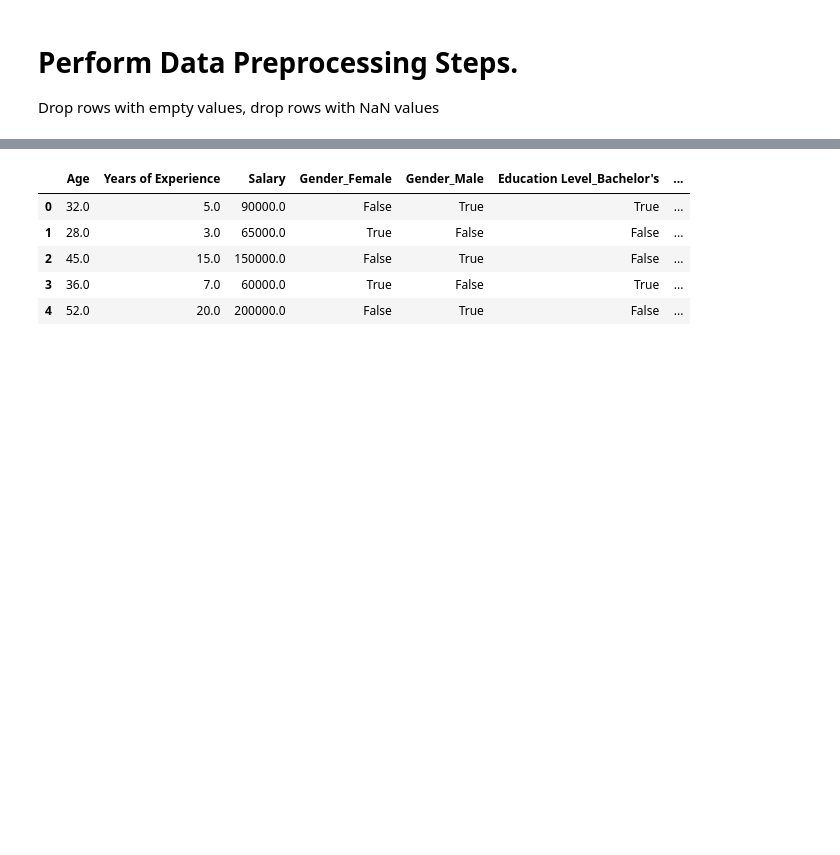
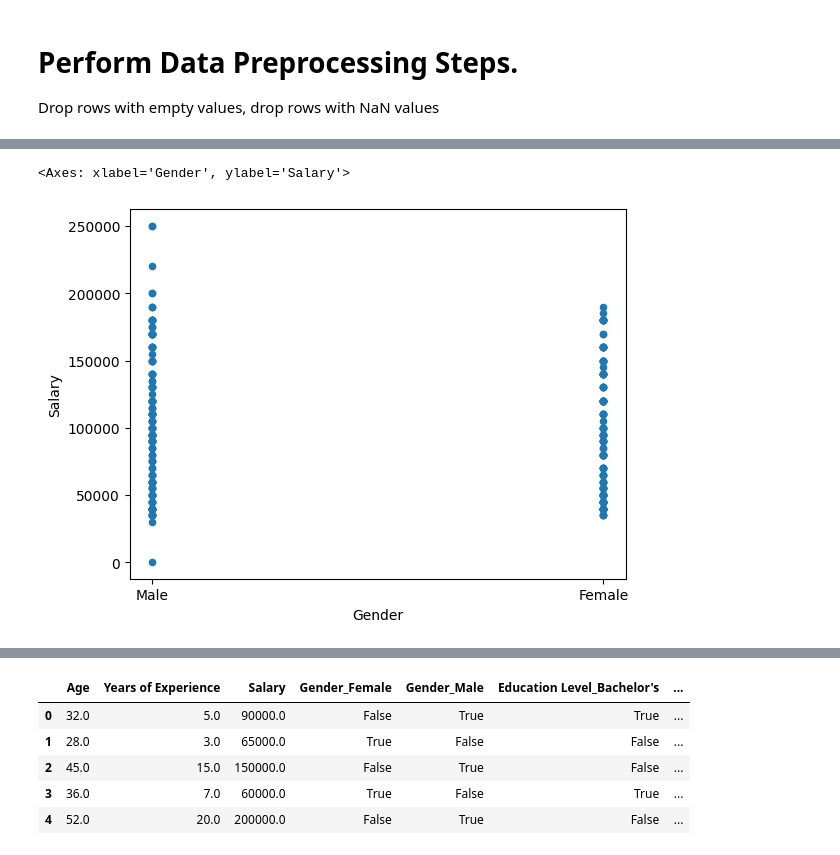
Before and after one commit to ouriquco/Salary-Predictions, a Jupyter notebook: arjun_salary_predictions.ipynb, the cells around one changed output, grey strips where cells are left out. Drawn from its saved outputs; the diff is of its cells as text; code cells hidden in the pictures; blank space fills up the shorter version.

```diff
--- a/arjun_salary_predictions.ipynb
+++ b/arjun_salary_predictions.ipynb
@@ -73,0 +105,5 @@ None
+# %%
+df.plot.scatter("Gender", "Salary")
+# %% [output]
+<Axes: xlabel='Gender', ylabel='Salary'>
+[figure, added]
```
Also changed, not shown: parts of 52 cells of this notebook.
